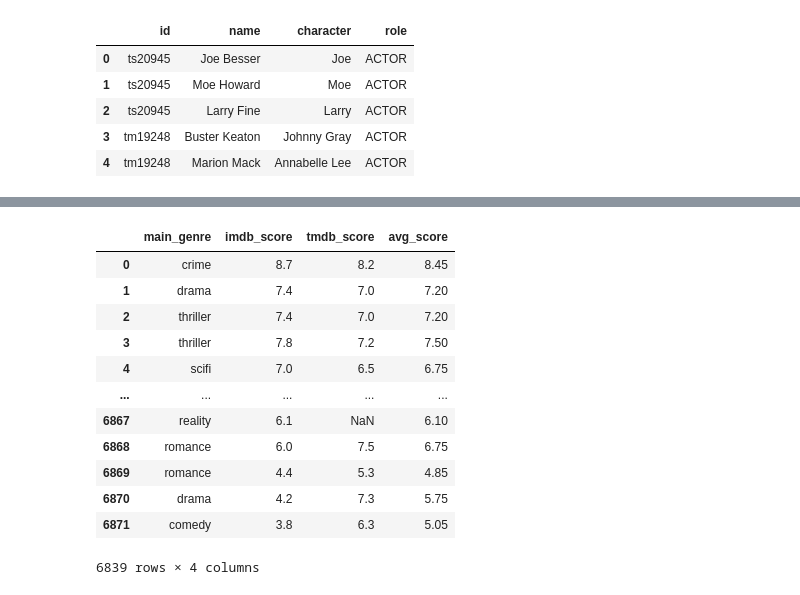
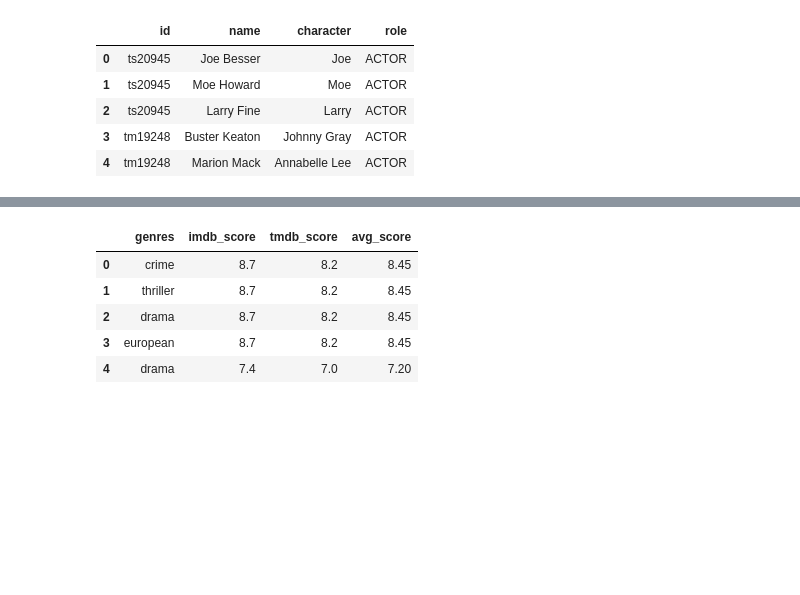
Before and after one commit to quytrungg/Group1_Final_Project_CSC17104, a Jupyter notebook: phase_3_data_analysis/data_analysis.ipynb, the cells around one changed output, grey strips where cells are left out. Saved outputs shown, nothing was run; the diff lists cells and outputs as text; code cells hidden in the pictures; blank space fills up the shorter version.

```diff
--- a/phase_3_data_analysis/data_analysis.ipynb
+++ b/phase_3_data_analysis/data_analysis.ipynb
@@ -54,5 +197,7 @@ df_data.head()
 # %%
-genre_score = df_data[df_data['release_year'] >= 2012].loc[:, ['main_genre', 'imdb_score', 'tmdb_score']].drop_duplicates().reset_index(drop=True)
-genre_score = genre_score[genre_score['main_genre'] != '']
-genre_score
+genre_score = df_data[df_data['release_year'] >= 2012].loc[:, ['genres', 'imdb_score', 'tmdb_score']].drop_duplicates().dropna().reset_index(drop=True)
+genre_score = genre_score[genre_score['genres'] != '']
+genre_score['genres'].update(genre_score['genres'].str.split(', '))
+genre_score = genre_score.explode('genres').dropna().reset_index(drop=True)
+genre_score.head()
 # %% [output]
@@ -72,18 +210,11 @@ genre_score
 # %%
 genre_score['avg_score'] = genre_score.loc[:, ['imdb_score', 'tmdb_score']].mean(axis=1)
-genre_score
+genre_score.head()
 # %% [output]
-|  | main_genre | imdb_score | tmdb_score | avg_score |
+|  | genres | imdb_score | tmdb_score | avg_score |
 | 0 | crime | 8.7 | 8.2 | 8.45 |
-| 1 | drama | 7.4 | 7.0 | 7.20 |
-| 2 | thriller | 7.4 | 7.0 | 7.20 |
-| 3 | thriller | 7.8 | 7.2 | 7.50 |
-| 4 | scifi | 7.0 | 6.5 | 6.75 |
-| ... | ... | ... | ... | ... |
-| 6867 | reality | 6.1 | NaN | 6.10 |
-| 6868 | romance | 6.0 | 7.5 | 6.75 |
-| 6869 | romance | 4.4 | 5.3 | 4.85 |
-| 6870 | drama | 4.2 | 7.3 | 5.75 |
-| 6871 | comedy | 3.8 | 6.3 | 5.05 |
+| 1 | thriller | 8.7 | 8.2 | 8.45 |
+| 2 | drama | 8.7 | 8.2 | 8.45 |
+| 3 | european | 8.7 | 8.2 | 8.45 |
+| 4 | drama | 7.4 | 7.0 | 7.20 |
-6839 rows × 4 columns
 # %%
```
Also changed, not shown: parts of 27 cells of this notebook.
